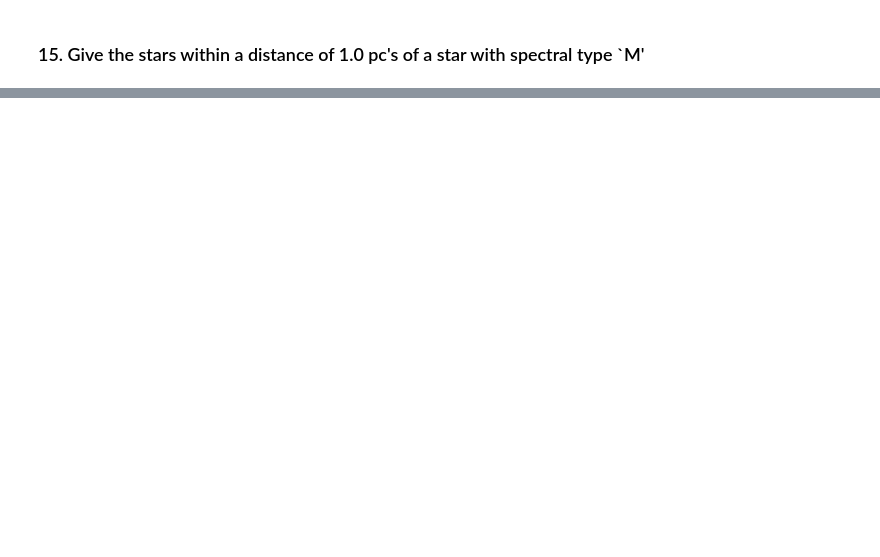
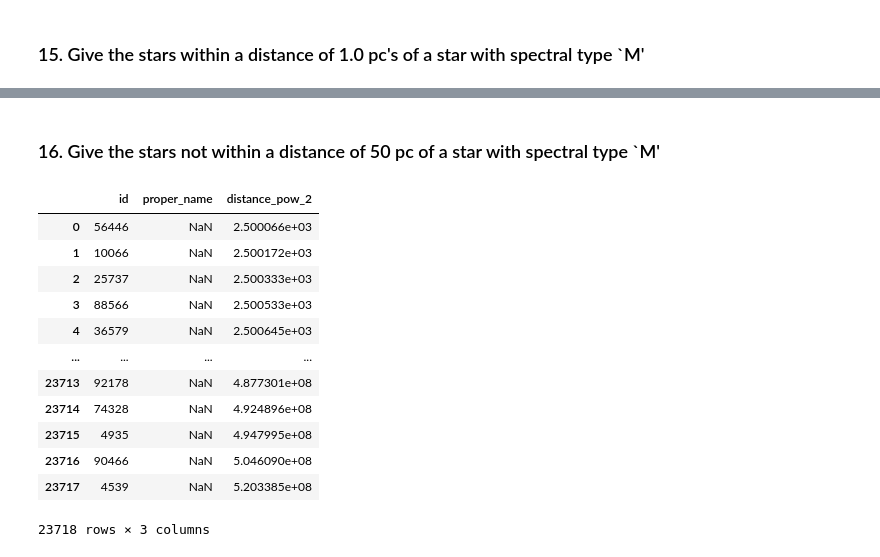
Before and after one commit to MrDiaf/database_and_application_recitation3, a Jupyter notebook: recitation_3_part_B.ipynb, the cells around one changed output, grey strips where cells are left out. Cells and saved outputs as stored; diff of their text form; code cells hidden in the pictures; blank space fills up the shorter version.

```diff
--- a/recitation_3_part_B.ipynb
+++ b/recitation_3_part_B.ipynb
@@ -315,3 +286,45 @@ print_query(query)
 | 414 | 119481 | NaN | 0.991399 |
 | 415 | 62259 | NaN | 0.999114 |
 416 rows × 3 columns
+# %% [markdown]
+### 16. Give the stars not within a distance of 50 pc of a star with spectral type `M'
+# %%
+query = """
+WITH distances AS  (SELECT n.id,
+       n.proper_name,
+       ABS(n.x_pc - s.x_pc) AS x_diff,
+       ABS(n.y_pc - s.y_pc) AS y_diff,
+       ABS(n.z_pc - s.z_pc) AS z_diff,
+       (ABS(n.x_pc - s.x_pc) * ABS(n.x_pc - s.x_pc) +
+        ABS(n.y_pc - s.y_pc) * ABS(n.y_pc - s.y_pc) +
+        ABS(n.z_pc - s.z_pc) * ABS(n.z_pc - s.z_pc)) AS distance_pow_2
+    FROM star as n CROSS JOIN star as s
+    WHERE
+        s.spectral_type LIKE 'M%' AND
+        n.id <> s.id
+)
+SELECT id,
+       proper_name,
+       MIN(distance_pow_2) AS distance_pow_2
+FROM distances
+GROUP BY id, proper_name
+HAVING MIN(distance_pow_2) >= 2500
+ORDER BY distance_pow_2 ASC;
+
+"""
+
+print_query(query)
+# %% [output]
+|  | id | proper_name | distance_pow_2 |
+| 0 | 56446 | NaN | 2.500066e+03 |
+| 1 | 10066 | NaN | 2.500172e+03 |
+| 2 | 25737 | NaN | 2.500333e+03 |
+| 3 | 88566 | NaN | 2.500533e+03 |
+| 4 | 36579 | NaN | 2.500645e+03 |
+| ... | ... | ... | ... |
+| 23713 | 92178 | NaN | 4.877301e+08 |
+| 23714 | 74328 | NaN | 4.924896e+08 |
+| 23715 | 4935 | NaN | 4.947995e+08 |
+| 23716 | 90466 | NaN | 5.046090e+08 |
+| 23717 | 4539 | NaN | 5.203385e+08 |
+23718 rows × 3 columns
```
Also changed, not shown: parts of 9 cells of this notebook, 1 other file.
